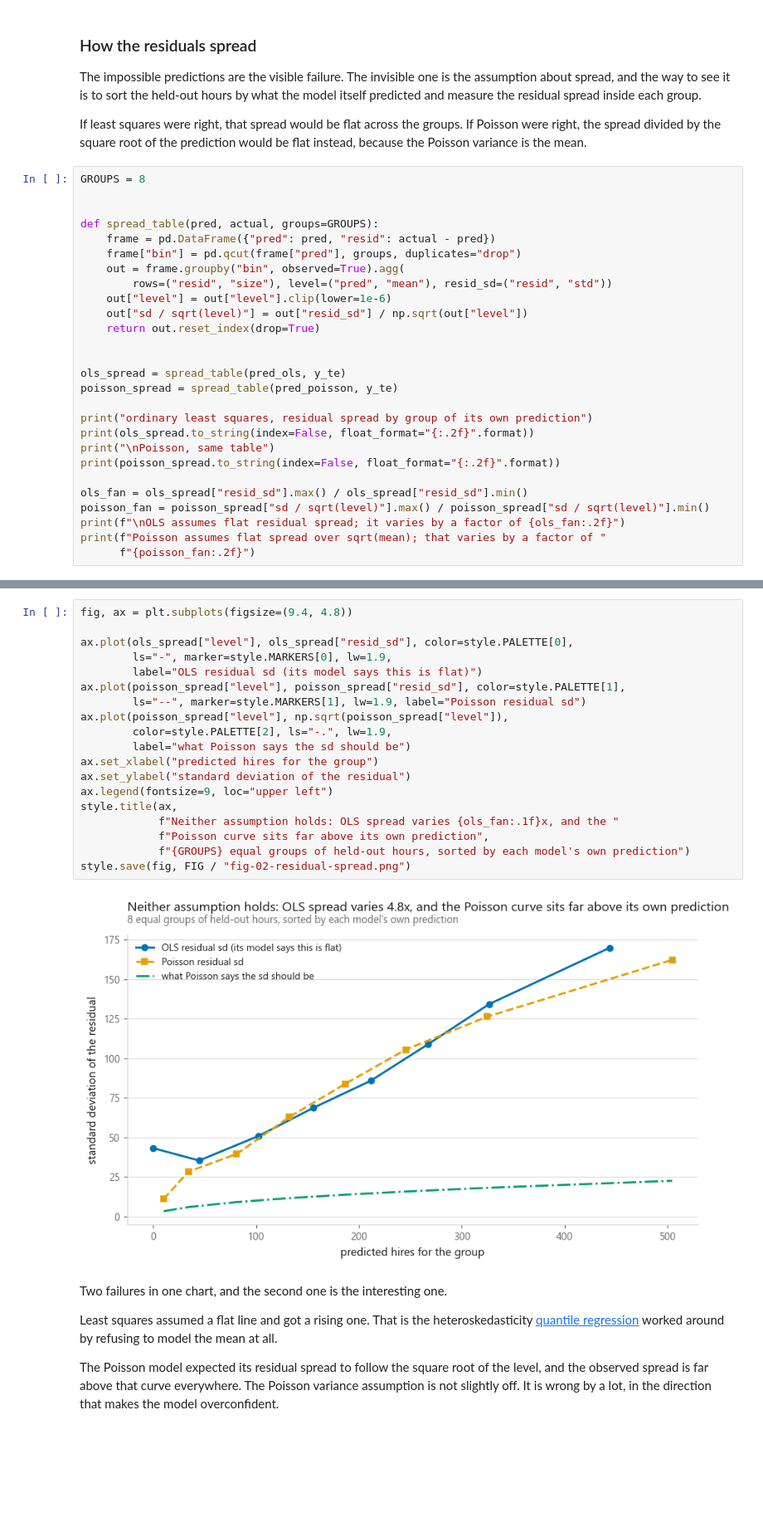
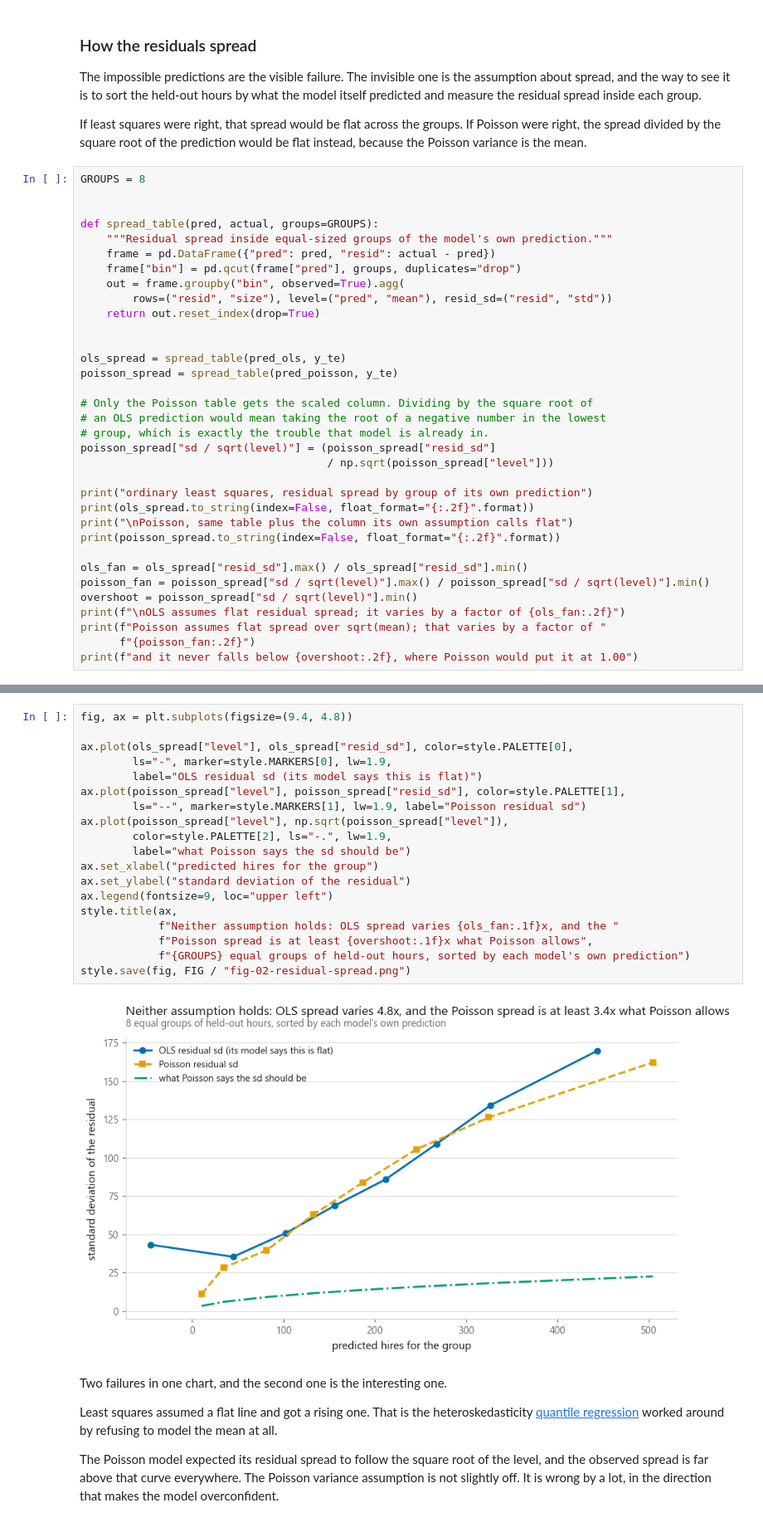
Before and after one commit to ELounissi/open-ml-notebooks, a Jupyter notebook: 02-regression/09-generalised-linear-models/notebook.ipynb, the cells around one changed output, grey strips where cells are left out. Shown at 83% size. Saved outputs shown, nothing was run; the diff lists cells and outputs as text; blank space fills up the shorter version.

```diff
--- a/02-regression/09-generalised-linear-models/notebook.ipynb
+++ b/02-regression/09-generalised-linear-models/notebook.ipynb
@@ -309,27 +309,34 @@ GROUPS = 8
 
 
 def spread_table(pred, actual, groups=GROUPS):
+    """Residual spread inside equal-sized groups of the model's own prediction."""
     frame = pd.DataFrame({"pred": pred, "resid": actual - pred})
     frame["bin"] = pd.qcut(frame["pred"], groups, duplicates="drop")
     out = frame.groupby("bin", observed=True).agg(
         rows=("resid", "size"), level=("pred", "mean"), resid_sd=("resid", "std"))
-    out["level"] = out["level"].clip(lower=1e-6)
-    out["sd / sqrt(level)"] = out["resid_sd"] / np.sqrt(out["level"])
     return out.reset_index(drop=True)
 
 
 ols_spread = spread_table(pred_ols, y_te)
 poisson_spread = spread_table(pred_poisson, y_te)
 
+# Only the Poisson table gets the scaled column. Dividing by the square root of
+# an OLS prediction would mean taking the root of a negative number in the lowest
+# group, which is exactly the trouble that model is already in.
+poisson_spread["sd / sqrt(level)"] = (poisson_spread["resid_sd"]
+                                      / np.sqrt(poisson_spread["level"]))
+
 print("ordinary least squares, residual spread by group of its own prediction")
 print(ols_spread.to_string(index=False, float_format="{:.2f}".format))
-print("\nPoisson, same table")
+print("\nPoisson, same table plus the column its own assumption calls flat")
 print(poisson_spread.to_string(index=False, float_format="{:.2f}".format))
 
 ols_fan = ols_spread["resid_sd"].max() / ols_spread["resid_sd"].min()
 poisson_fan = poisson_spread["sd / sqrt(level)"].max() / poisson_spread["sd / sqrt(level)"].min()
+overshoot = poisson_spread["sd / sqrt(level)"].min()
 print(f"\nOLS assumes flat residual spread; it varies by a factor of {ols_fan:.2f}")
 print(f"Poisson assumes flat spread over sqrt(mean); that varies by a factor of "
       f"{poisson_fan:.2f}")
+print(f"and it never falls below {overshoot:.2f}, where Poisson would put it at 1.00")
 # %% [output]
 ordinary least squares, residual spread by group of its own prediction
@@ -352,24 +359,24 @@ Poisson assumes flat spread over sqrt(mean); that varies by a factor of 2.11
 # %%
 fig, ax = plt.subplots(figsize=(9.4, 4.8))
 
 ax.plot(ols_spread["level"], ols_spread["resid_sd"], color=style.PALETTE[0],
         ls="-", marker=style.MARKERS[0], lw=1.9,
         label="OLS residual sd (its model says this is flat)")
 ax.plot(poisson_spread["level"], poisson_spread["resid_sd"], color=style.PALETTE[1],
         ls="--", marker=style.MARKERS[1], lw=1.9, label="Poisson residual sd")
 ax.plot(poisson_spread["level"], np.sqrt(poisson_spread["level"]),
         color=style.PALETTE[2], ls="-.", lw=1.9,
         label="what Poisson says the sd should be")
 ax.set_xlabel("predicted hires for the group")
 ax.set_ylabel("standard deviation of the residual")
 ax.legend(fontsize=9, loc="upper left")
 style.title(ax,
             f"Neither assumption holds: OLS spread varies {ols_fan:.1f}x, and the "
-            f"Poisson curve sits far above its own prediction",
+            f"Poisson spread is at least {overshoot:.1f}x what Poisson allows",
             f"{GROUPS} equal groups of held-out hours, sorted by each model's own prediction")
 style.save(fig, FIG / "fig-02-residual-spread.png")
 # %% [output]
-[figure, old version]
+[figure, new version]
 # %% [markdown]
 Two failures in one chart, and the second one is the interesting one.
 
```
Also changed, not shown: parts of 4 cells of this notebook, 12 other files.
